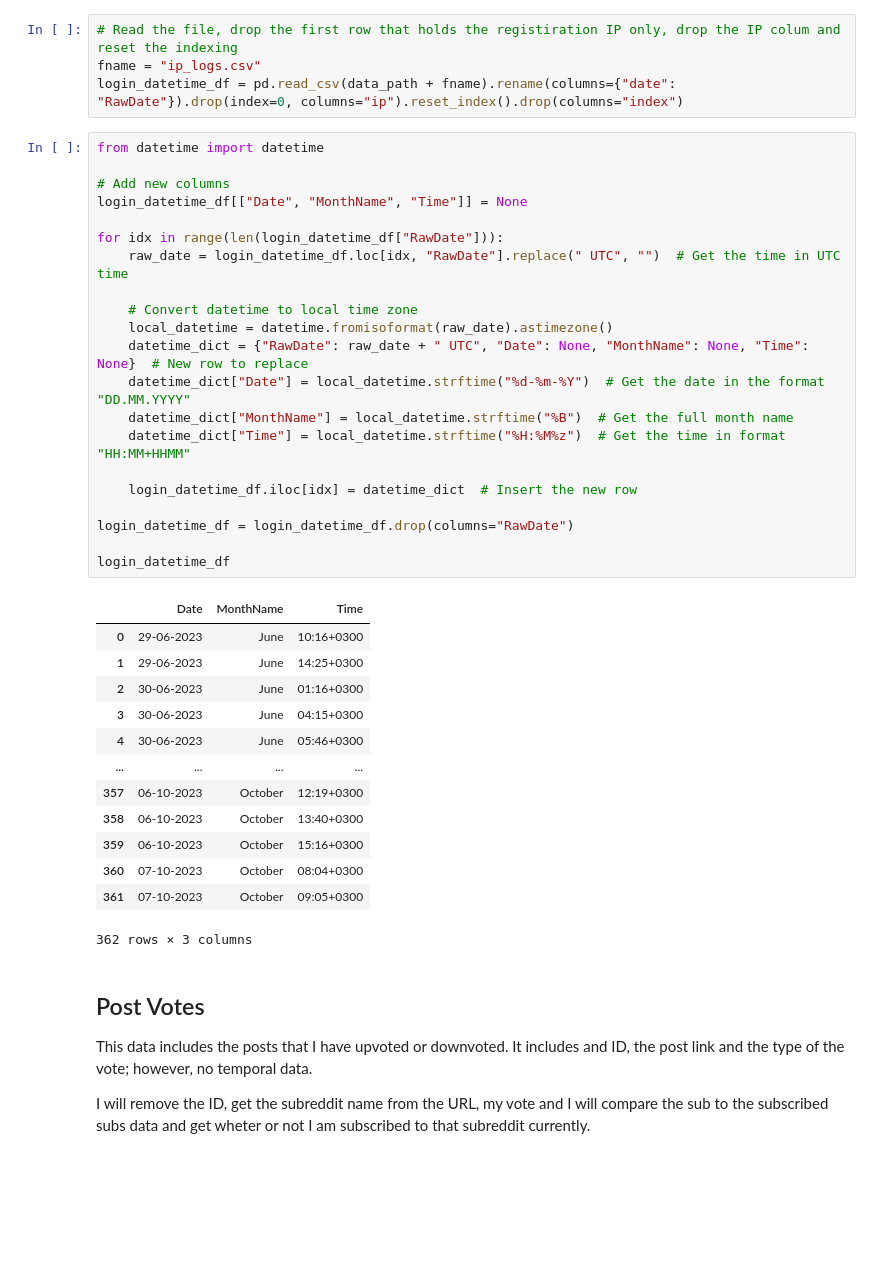
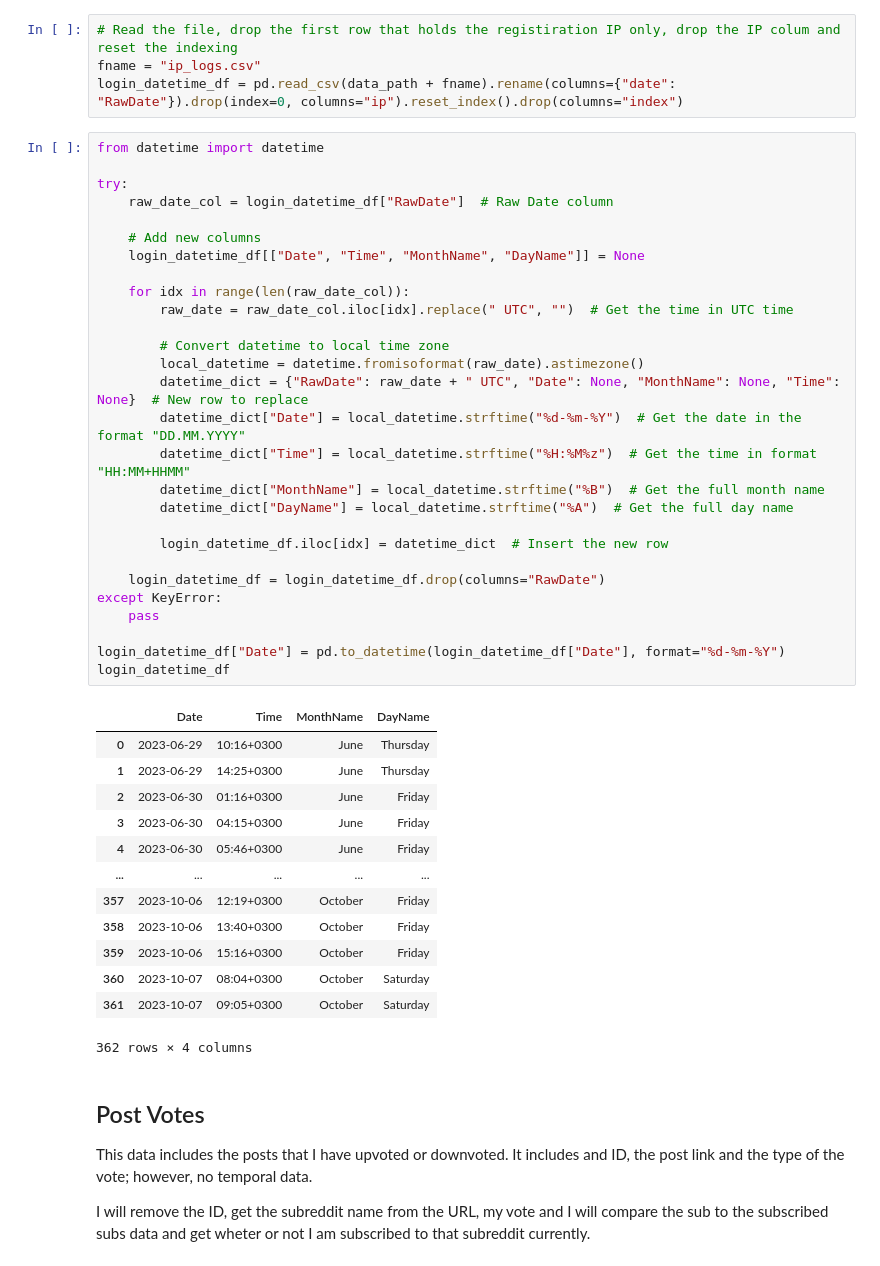
Before and after one commit to firatbatar/my-reddit-data, a Jupyter notebook: reddit_analysis.ipynb, the cells around one changed output. Cells and saved outputs as stored; diff of their text form; blank space fills up the shorter version.

Commit message:
Update datetime dataframe dtypes

```diff
--- a/reddit_analysis.ipynb
+++ b/reddit_analysis.ipynb
@@ -145,38 +145,45 @@ login_datetime_df = pd.read_csv(data_path + fname).rename(columns={"date": "RawD
 # %%
 from datetime import datetime
 
-# Add new columns
-login_datetime_df[["Date", "MonthName", "Time"]] = None
+try:
+    raw_date_col = login_datetime_df["RawDate"]  # Raw Date column
 
-for idx in range(len(login_datetime_df["RawDate"])):
-    raw_date = login_datetime_df.loc[idx, "RawDate"].replace(" UTC", "")  # Get the time in UTC time
+    # Add new columns
+    login_datetime_df[["Date", "Time", "MonthName", "DayName"]] = None
 
-    # Convert datetime to local time zone
-    local_datetime = datetime.fromisoformat(raw_date).astimezone()
-    datetime_dict = {"RawDate": raw_date + " UTC", "Date": None, "MonthName": None, "Time": None}  # New row to replace
-    datetime_dict["Date"] = local_datetime.strftime("%d-%m-%Y")  # Get the date in the format "DD.MM.YYYY"
-    datetime_dict["MonthName"] = local_datetime.strftime("%B")  # Get the full month name
-    datetime_dict["Time"] = local_datetime.strftime("%H:%M%z")  # Get the time in format "HH:MM+HHMM"
+    for idx in range(len(raw_date_col)):
+        raw_date = raw_date_col.iloc[idx].replace(" UTC", "")  # Get the time in UTC time
 
-    login_datetime_df.iloc[idx] = datetime_dict  # Insert the new row
+        # Convert datetime to local time zone
+        local_datetime = datetime.fromisoformat(raw_date).astimezone()
+        datetime_dict = {"RawDate": raw_date + " UTC", "Date": None, "MonthName": None, "Time": None}  # New row to replace
+        datetime_dict["Date"] = local_datetime.strftime("%d-%m-%Y")  # Get the date in the format "DD.MM.YYYY"
+        datetime_dict["Time"] = local_datetime.strftime("%H:%M%z")  # Get the time in format "HH:MM+HHMM"
+        datetime_dict["MonthName"] = local_datetime.strftime("%B")  # Get the full month name
+        datetime_dict["DayName"] = local_datetime.strftime("%A")  # Get the full day name
 
-login_datetime_df = login_datetime_df.drop(columns="RawDate")
+        login_datetime_df.iloc[idx] = datetime_dict  # Insert the new row
 
+    login_datetime_df = login_datetime_df.drop(columns="RawDate")
+except KeyError:
+    pass
+
+login_datetime_df["Date"] = pd.to_datetime(login_datetime_df["Date"], format="%d-%m-%Y")
 login_datetime_df
 # %% [output]
-|  | Date | MonthName | Time |
-| 0 | 29-06-2023 | June | 10:16+0300 |
-| 1 | 29-06-2023 | June | 14:25+0300 |
-| 2 | 30-06-2023 | June | 01:16+0300 |
-| 3 | 30-06-2023 | June | 04:15+0300 |
-| 4 | 30-06-2023 | June | 05:46+0300 |
-| ... | ... | ... | ... |
-| 357 | 06-10-2023 | October | 12:19+0300 |
-| 358 | 06-10-2023 | October | 13:40+0300 |
-| 359 | 06-10-2023 | October | 15:16+0300 |
-| 360 | 07-10-2023 | October | 08:04+0300 |
-| 361 | 07-10-2023 | October | 09:05+0300 |
+|  | Date | Time | MonthName | DayName |
+| 0 | 2023-06-29 | 10:16+0300 | June | Thursday |
+| 1 | 2023-06-29 | 14:25+0300 | June | Thursday |
+| 2 | 2023-06-30 | 01:16+0300 | June | Friday |
+| 3 | 2023-06-30 | 04:15+0300 | June | Friday |
+| 4 | 2023-06-30 | 05:46+0300 | June | Friday |
+| ... | ... | ... | ... | ... |
+| 357 | 2023-10-06 | 12:19+0300 | October | Friday |
+| 358 | 2023-10-06 | 13:40+0300 | October | Friday |
+| 359 | 2023-10-06 | 15:16+0300 | October | Friday |
+| 360 | 2023-10-07 | 08:04+0300 | October | Saturday |
+| 361 | 2023-10-07 | 09:05+0300 | October | Saturday |
-362 rows × 3 columns
+362 rows × 4 columns
 # %% [markdown]
 ## Post Votes
 
```
